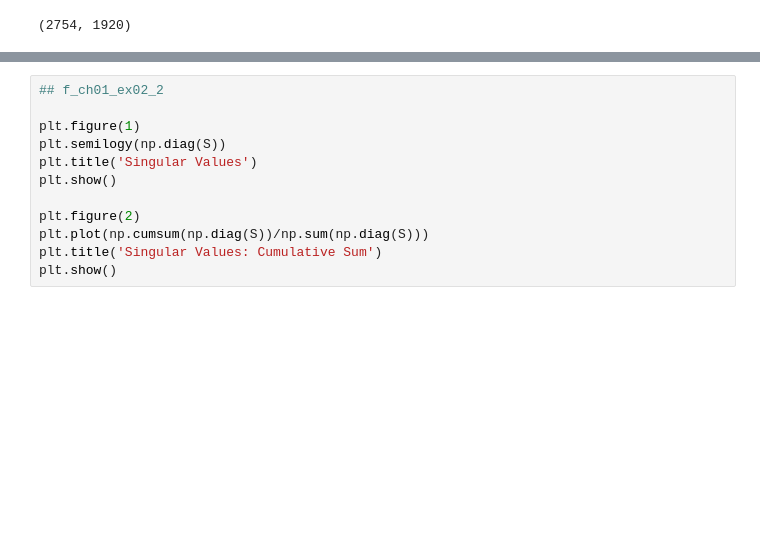
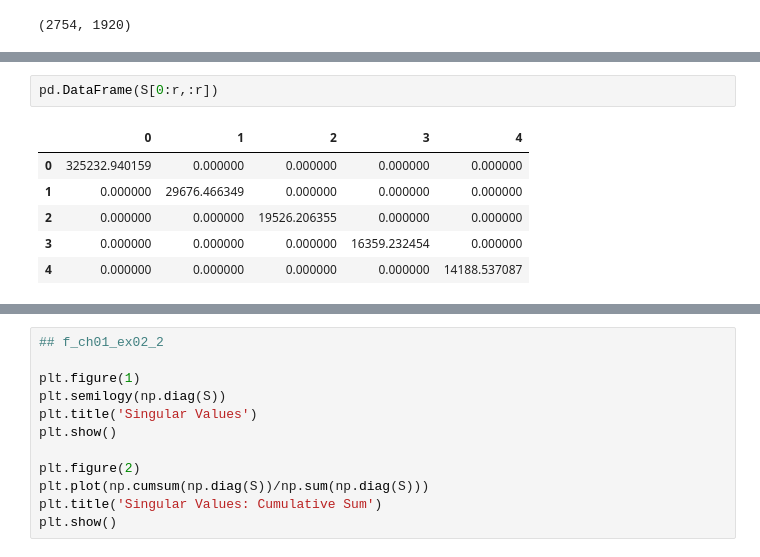
Before and after one commit to xqyn/deep-learning, a Jupyter notebook: ml/SVD_CH01_SEC02.ipynb, the cells around one changed output, grey strips where cells are left out. Saved outputs shown, nothing was run; the diff lists cells and outputs as text; blank space fills up the shorter version.

```diff
--- a/ml/SVD_CH01_SEC02.ipynb
+++ b/ml/SVD_CH01_SEC02.ipynb
@@ -105,0 +143,9 @@ X.shape
+# %%
+pd.DataFrame(S[0:r,:r])
+# %% [output]
+|  | 0 | 1 | 2 | 3 | 4 |
+| 0 | 325232.940159 | 0.000000 | 0.000000 | 0.000000 | 0.000000 |
+| 1 | 0.000000 | 29676.466349 | 0.000000 | 0.000000 | 0.000000 |
+| 2 | 0.000000 | 0.000000 | 19526.206355 | 0.000000 | 0.000000 |
+| 3 | 0.000000 | 0.000000 | 0.000000 | 16359.232454 | 0.000000 |
+| 4 | 0.000000 | 0.000000 | 0.000000 | 0.000000 | 14188.537087 |
```
Also changed, not shown: parts of 10 cells of this notebook.
